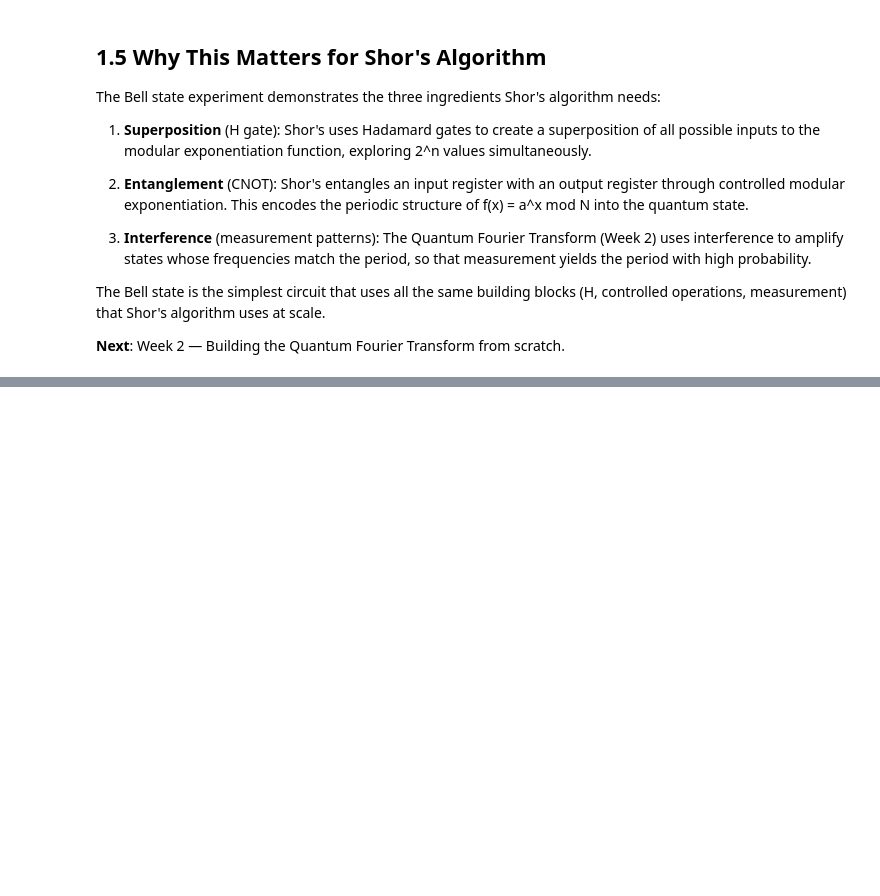
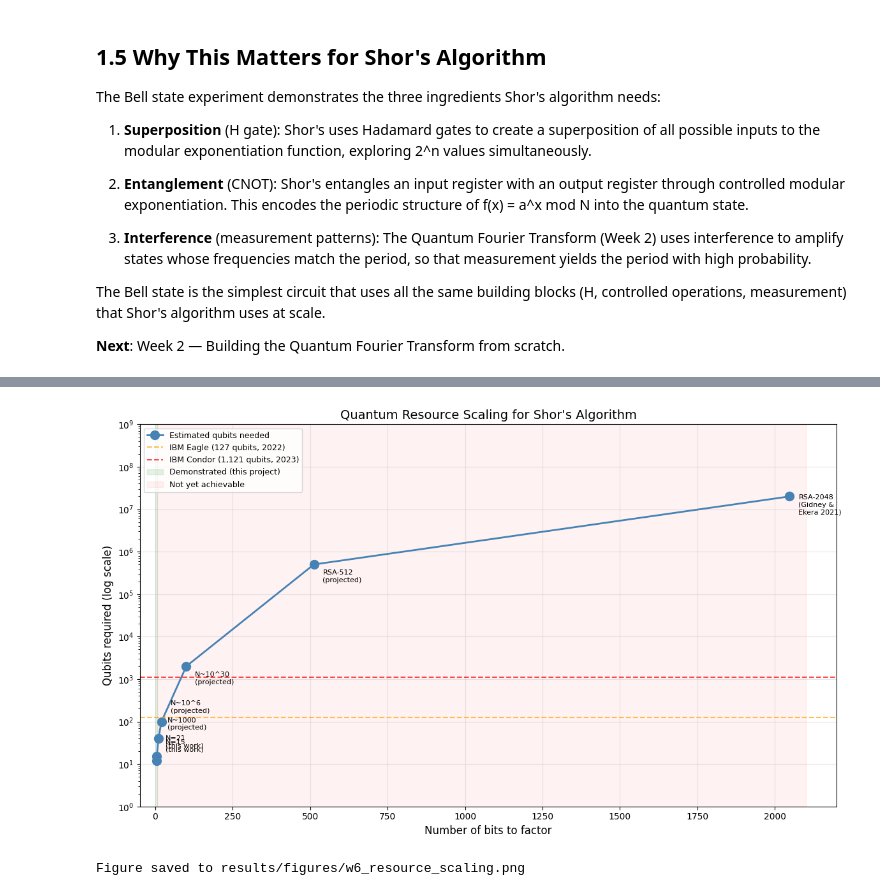
Before and after one commit to utkarshc-sudo/btech-pqc-shors, a Jupyter notebook: notebooks/01_shors_threat.ipynb, the cells around one changed output, grey strips where cells are left out. Saved outputs shown, nothing was run; the diff lists cells and outputs as text; code cells hidden in the pictures; blank space fills up the shorter version.

```diff
--- a/notebooks/01_shors_threat.ipynb
+++ b/notebooks/01_shors_threat.ipynb
@@ -269,0 +826,46 @@ The Bell state is the simplest circuit that uses all the same building blocks (H
+# %%
+# Plot resource scaling chart
+fig, ax = plt.subplots(figsize=(12, 7))
+
+# Data points: (bits to factor, qubits needed)
+bits =   [4,   5,    10,    20,     100,     512,       2048]
+qubits = [12,  15,   40,    100,    2000,    500_000,   20_000_000]
+labels = ['N=15\n(this work)', 'N=21\n(this work)', 'N~1000\n(projected)',
+          'N~10^6\n(projected)', 'N~10^30\n(projected)',
+          'RSA-512\n(projected)', 'RSA-2048\n(Gidney &\nEkera 2021)']
+
+# Plot scaling curve
+ax.semilogy(bits, qubits, 'o-', color='steelblue', markersize=10, linewidth=2,
+            label='Estimated qubits needed')
+
+# Annotate points
+for b, q, l in zip(bits, qubits, labels):
+    offset = (10, 10) if b < 100 else (10, -20)
+    ax.annotate(l, (b, q), textcoords="offset points", xytext=offset,
+                fontsize=8, ha='left')
+
+# Add horizontal lines for current hardware
+ax.axhline(y=127, color='orange', linestyle='--', alpha=0.7, linewidth=1.5,
+           label='IBM Eagle (127 qubits, 2022)')
+ax.axhline(y=1121, color='red', linestyle='--', alpha=0.7, linewidth=1.5,
+           label='IBM Condor (1,121 qubits, 2023)')
+
+# Shade the "achievable today" region
+ax.axvspan(0, 6, alpha=0.1, color='green', label='Demonstrated (this project)')
+ax.axvspan(6, 2100, alpha=0.05, color='red', label='Not yet achievable')
+
+ax.set_xlabel('Number of bits to factor', fontsize=12)
+ax.set_ylabel('Qubits required (log scale)', fontsize=12)
+ax.set_title('Quantum Resource Scaling for Shor\'s Algorithm', fontsize=14)
+ax.legend(loc='upper left', fontsize=9)
+ax.set_xlim(-50, 2200)
+ax.set_ylim(1, 1e9)
+ax.grid(True, alpha=0.3)
+
+plt.tight_layout()
+fig.savefig('../results/figures/w6_resource_scaling.png', dpi=150, bbox_inches='tight')
+plt.show()
+print("Figure saved to results/figures/w6_resource_scaling.png")
+# %% [output]
+[figure, added]
+Figure saved to results/figures/w6_resource_scaling.png
```
Also changed, not shown: parts of 26 cells of this notebook, 37 other files.
